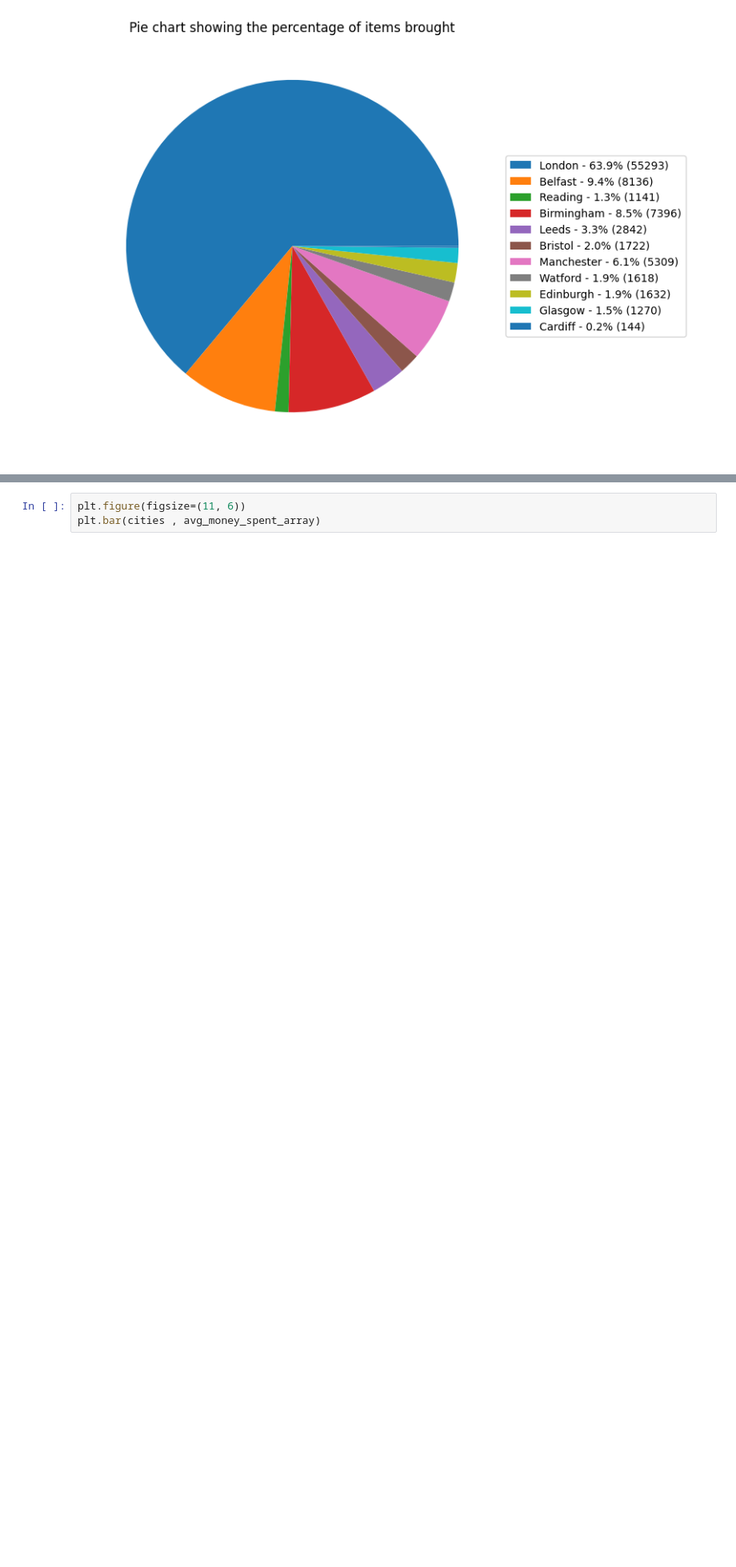
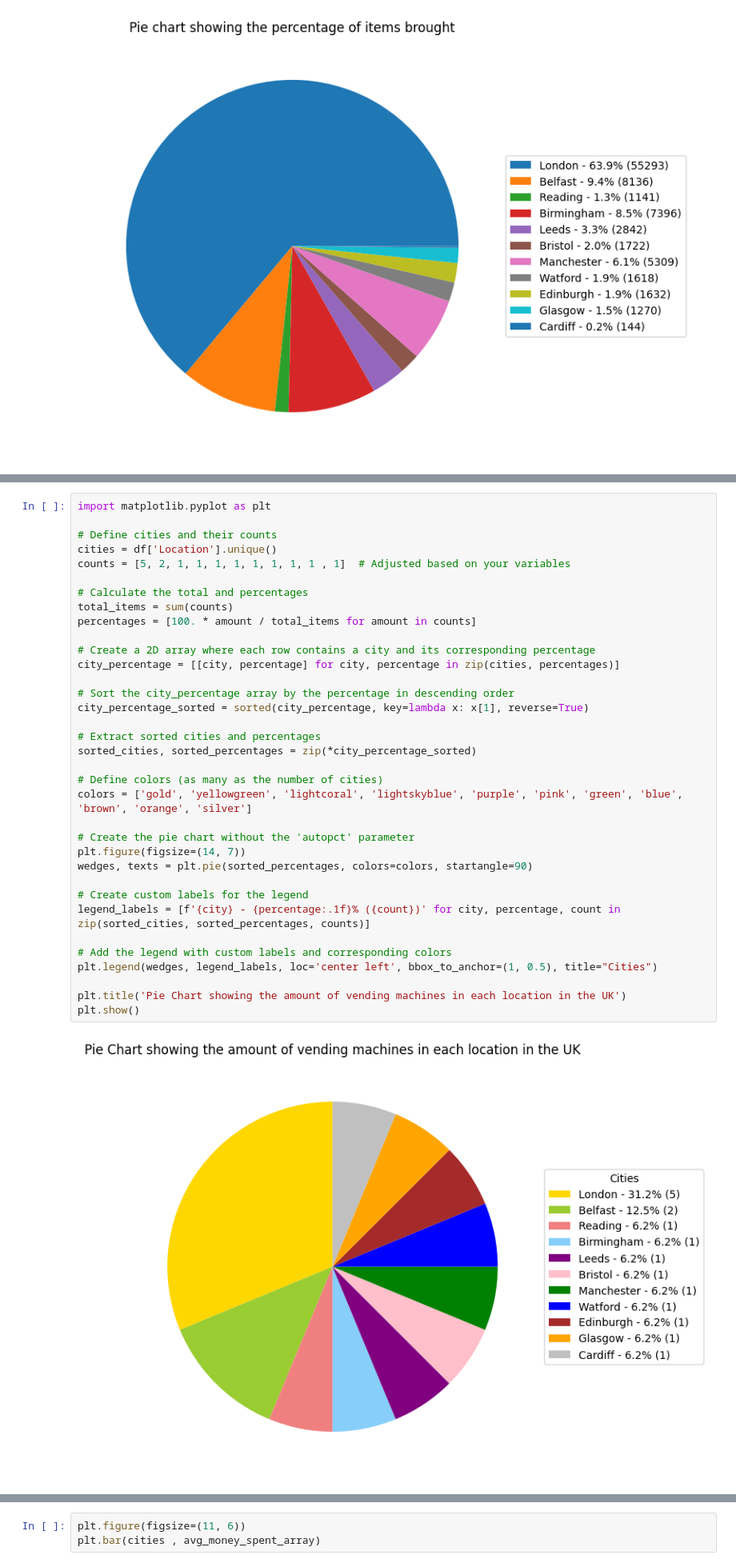
Before and after one commit to Danza101/Data_Landscape, a Jupyter notebook: Final Location copy.ipynb, the cells around one changed output, grey strips where cells are left out. Shown at 80% size. Drawn from its saved outputs; the diff is of its cells as text; blank space fills up the shorter version.

```diff
--- a/Final Location copy.ipynb
+++ b/Final Location copy.ipynb
@@ -120,3 +149,40 @@ plt.show()
+# %%
+import matplotlib.pyplot as plt
+
+# Define cities and their counts
+cities = df['Location'].unique()
+counts = [5, 2, 1, 1, 1, 1, 1, 1, 1, 1 , 1]  # Adjusted based on your variables
+
+# Calculate the total and percentages
+total_items = sum(counts)
+percentages = [100. * amount / total_items for amount in counts]
+
+# Create a 2D array where each row contains a city and its corresponding percentage
+city_percentage = [[city, percentage] for city, percentage in zip(cities, percentages)]
+
+# Sort the city_percentage array by the percentage in descending order
+city_percentage_sorted = sorted(city_percentage, key=lambda x: x[1], reverse=True)
+
+# Extract sorted cities and percentages
+sorted_cities, sorted_percentages = zip(*city_percentage_sorted)
+
+# Define colors (as many as the number of cities)
+colors = ['gold', 'yellowgreen', 'lightcoral', 'lightskyblue', 'purple', 'pink', 'green', 'blue', 'brown', 'orange', 'silver']
+
+# Create the pie chart without the 'autopct' parameter
+plt.figure(figsize=(14, 7))
+wedges, texts = plt.pie(sorted_percentages, colors=colors, startangle=90)
+
+# Create custom labels for the legend
+legend_labels = [f'{city} - {percentage:.1f}% ({count})' for city, percentage, count in zip(sorted_cities, sorted_percentages, counts)]
+
+# Add the legend with custom labels and corresponding colors
+plt.legend(wedges, legend_labels, loc='center left', bbox_to_anchor=(1, 0.5), title="Cities")
+
+plt.title('Pie Chart showing the amount of vending machines in each location in the UK')
+plt.show()
+# %% [output]
+[figure, added]
 # %%
 london_avg_money_spent = np.mean(london['Cost'])
 belfast_avg_money_spent = np.mean(belfast['Cost'])
```
Also changed, not shown: parts of 5 cells of this notebook, 7 other files.
